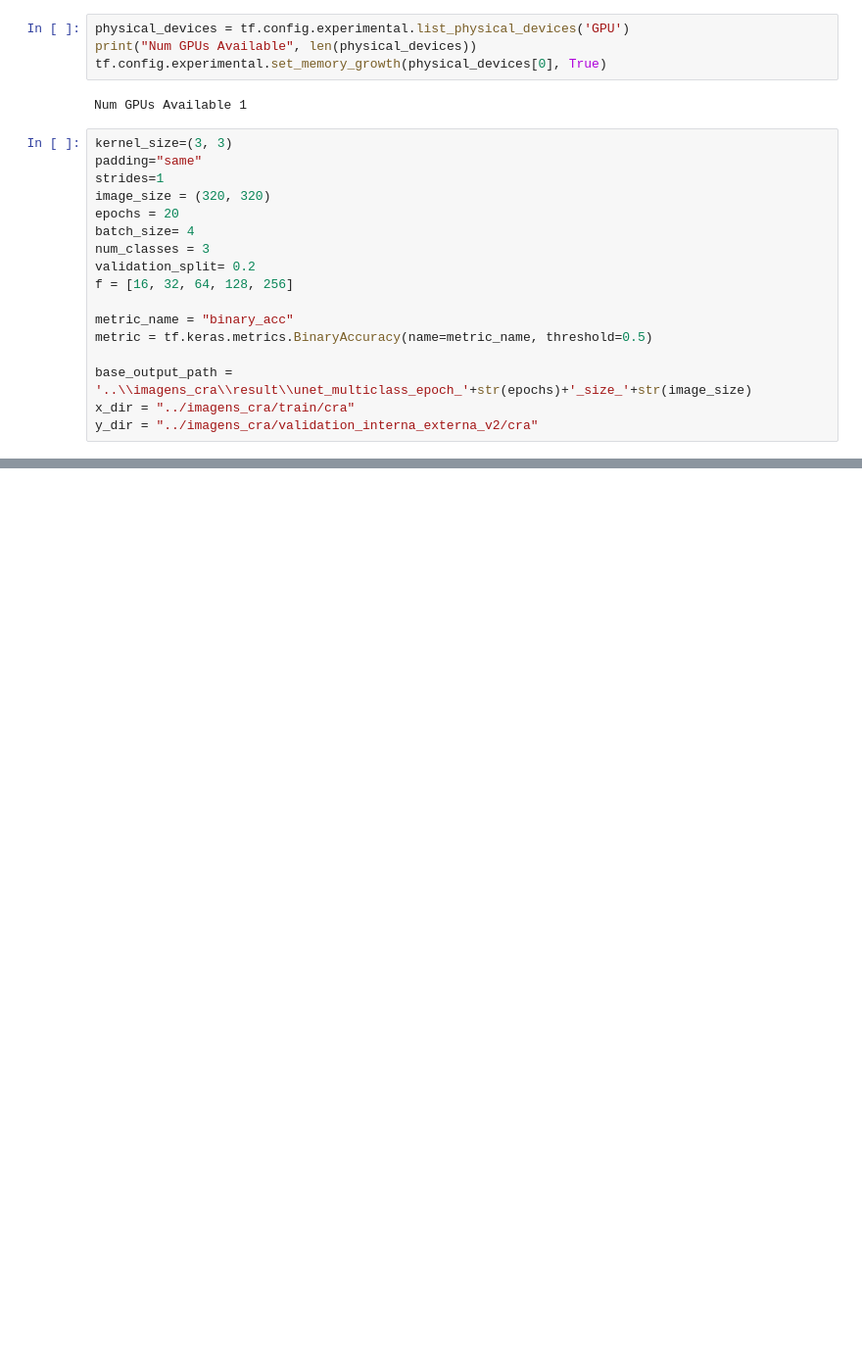
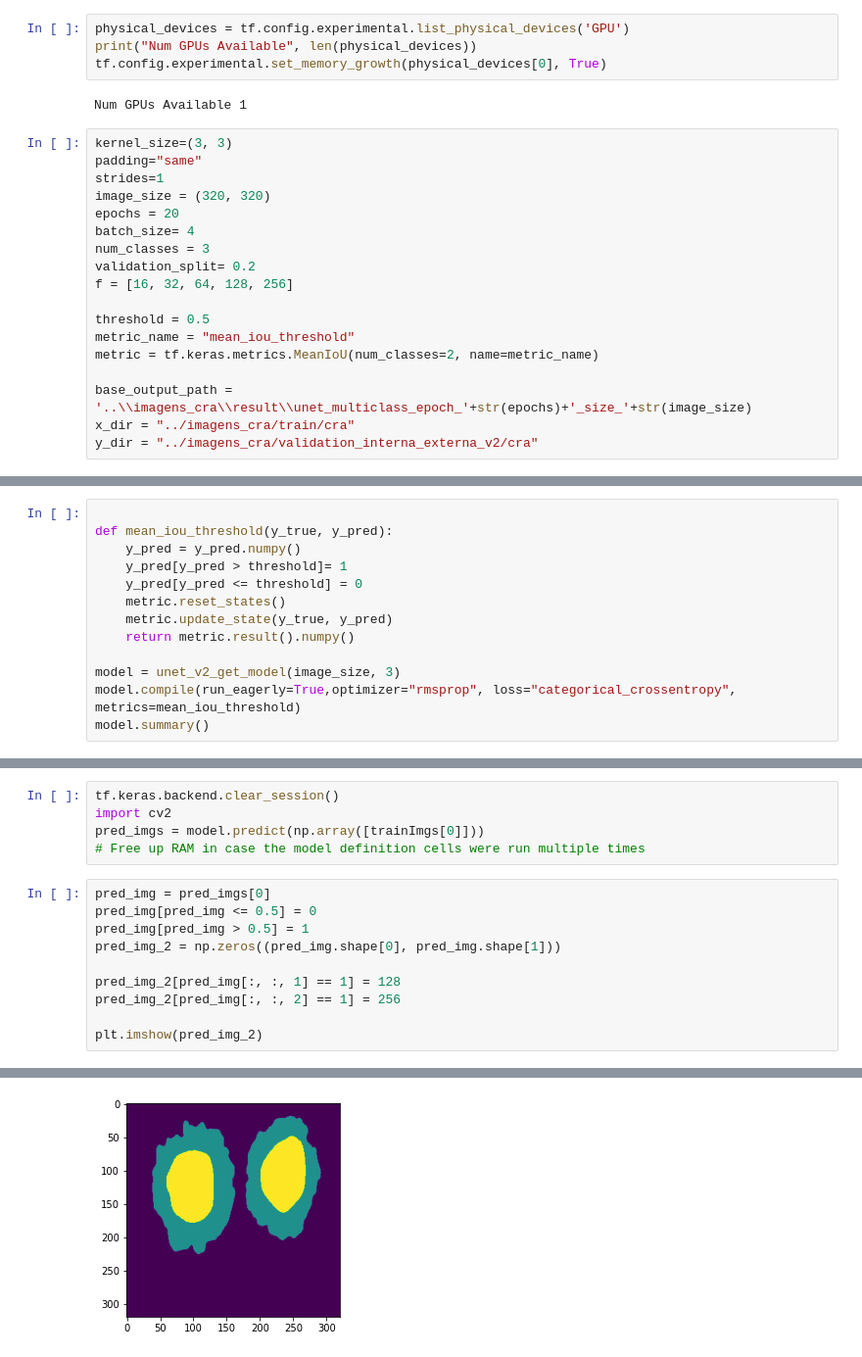
Before and after one commit to viniciusCSreis/ufu-tcc, a Jupyter notebook: Unet -cra_multiclass.ipynb, the cells around one changed output, grey strips where cells are left out. Shown at 98% size. Cells and saved outputs as stored; diff of their text form; blank space fills up the shorter version.

Commit message:
multi class metrica iou

```diff
--- a/Unet -cra_multiclass.ipynb
+++ b/Unet -cra_multiclass.ipynb
@@ -24,8 +24,9 @@ num_classes = 3
 validation_split= 0.2
 f = [16, 32, 64, 128, 256]
 
-metric_name = "binary_acc"
-metric = tf.keras.metrics.BinaryAccuracy(name=metric_name, threshold=0.5)
+threshold = 0.5
+metric_name = "mean_iou_threshold"
+metric = tf.keras.metrics.MeanIoU(num_classes=2, name=metric_name)
 
 base_output_path = '..\\imagens_cra\\result\\unet_multiclass_epoch_'+str(epochs)+'_size_'+str(image_size)
 x_dir = "../imagens_cra/train/cra"
@@ -91,0 +76,13 @@ ________________________________________________________________________________
+# %%
+
+def mean_iou_threshold(y_true, y_pred):
+    y_pred = y_pred.numpy()
+    y_pred[y_pred > threshold]= 1
+    y_pred[y_pred <= threshold] = 0
+    metric.reset_states()
+    metric.update_state(y_true, y_pred)
+    return metric.result().numpy()
+
+model = unet_v2_get_model(image_size, 3)
+model.compile(run_eagerly=True,optimizer="rmsprop", loss="categorical_crossentropy", metrics=mean_iou_threshold)
+model.summary()
@@ -107,0 +136,16 @@ Hint: If you want to see a list of allocated tensors when OOM happens, add repor
+# %%
+tf.keras.backend.clear_session()
+import cv2
+pred_imgs = model.predict(np.array([trainImgs[0]]))
+# Free up RAM in case the model definition cells were run multiple times
+# %%
+pred_img = pred_imgs[0]
+pred_img[pred_img <= 0.5] = 0
+pred_img[pred_img > 0.5] = 1
+pred_img_2 = np.zeros((pred_img.shape[0], pred_img.shape[1]))
+
+pred_img_2[pred_img[:, :, 1] == 1] = 128
+pred_img_2[pred_img[:, :, 2] == 1] = 256
+
+plt.imshow(pred_img_2)
+# %% [output]
@@ -108,3 +153,4 @@ Hint: If you want to see a list of allocated tensors when OOM happens, add repor
+[figure, added]
 # %%
 imgTester_metrics = [
     metric,
```
Also changed, not shown: parts of 8 cells of this notebook, 1 other file.
